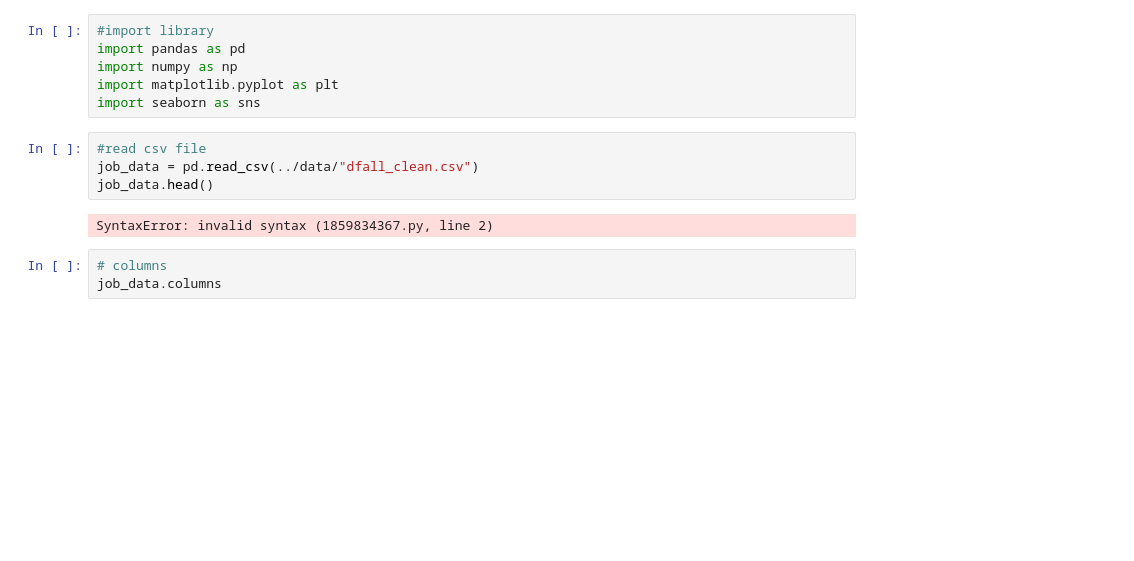
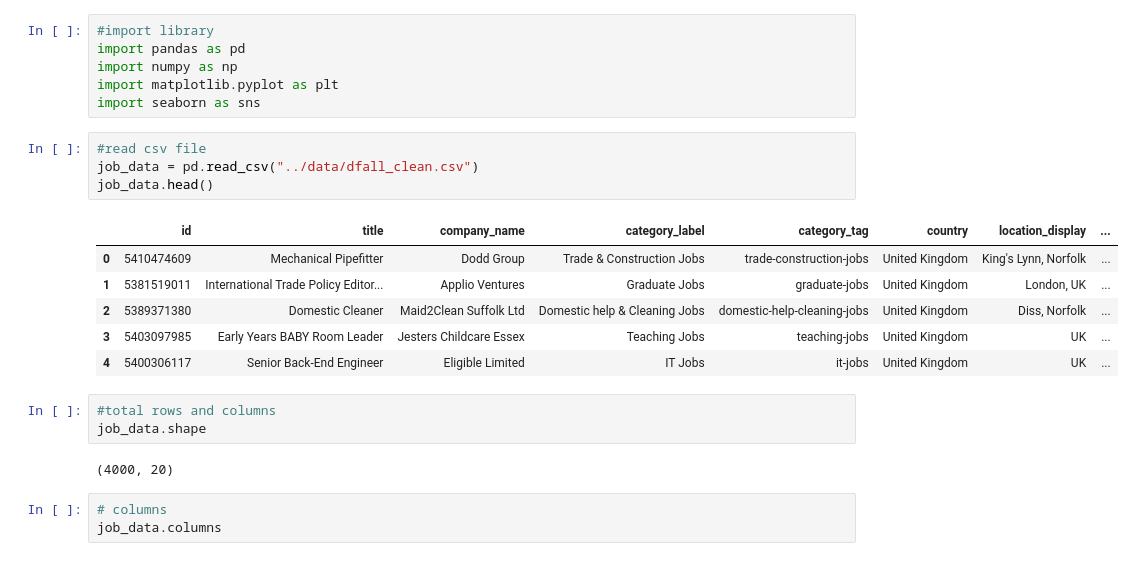
Before and after one commit to Archana-sth/JOB_MARKET_TREND_2025, a Jupyter notebook: notebook/data_cleaning.ipynb, the cells around one changed output. Saved outputs shown, nothing was run; the diff lists cells and outputs as text; blank space fills up the shorter version.

```diff
--- a/notebook/data_cleaning.ipynb
+++ b/notebook/data_cleaning.ipynb
@@ -6,10 +6,20 @@ import matplotlib.pyplot as plt
 import seaborn as sns
 # %%
 #read csv file
-job_data = pd.read_csv(../data/"dfall_clean.csv")
+job_data = pd.read_csv("../data/dfall_clean.csv")
 job_data.head()
 # %% [output]
-SyntaxError: invalid syntax (1859834367.py, line 2)
+|  | id | title | company_name | category_label | category_tag | country | location_display | ... |
+| 0 | 5410474609 | Mechanical Pipefitter | Dodd Group | Trade & Construction Jobs | trade-construction-jobs | United Kingdom | King's Lynn, Norfolk | ... |
+| 1 | 5381519011 | International Trade Policy Editor... | Applio Ventures | Graduate Jobs | graduate-jobs | United Kingdom | London, UK | ... |
+| 2 | 5389371380 | Domestic Cleaner | Maid2Clean Suffolk Ltd | Domestic help & Cleaning Jobs | domestic-help-cleaning-jobs | United Kingdom | Diss, Norfolk | ... |
+| 3 | 5403097985 | Early Years BABY Room Leader | Jesters Childcare Essex | Teaching Jobs | teaching-jobs | United Kingdom | UK | ... |
+| 4 | 5400306117 | Senior Back-End Engineer | Eligible Limited | IT Jobs | it-jobs | United Kingdom | UK | ... |
+# %%
+#total rows and columns
+job_data.shape
+# %% [output]
+(4000, 20)
 # %%
 # columns
 job_data.columns
```
Also changed, not shown: parts of 10 cells of this notebook.
